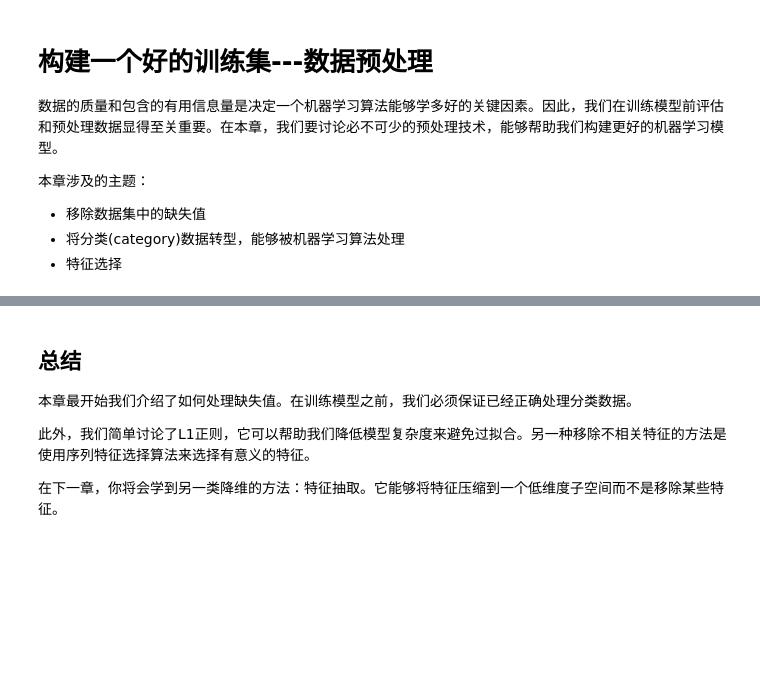
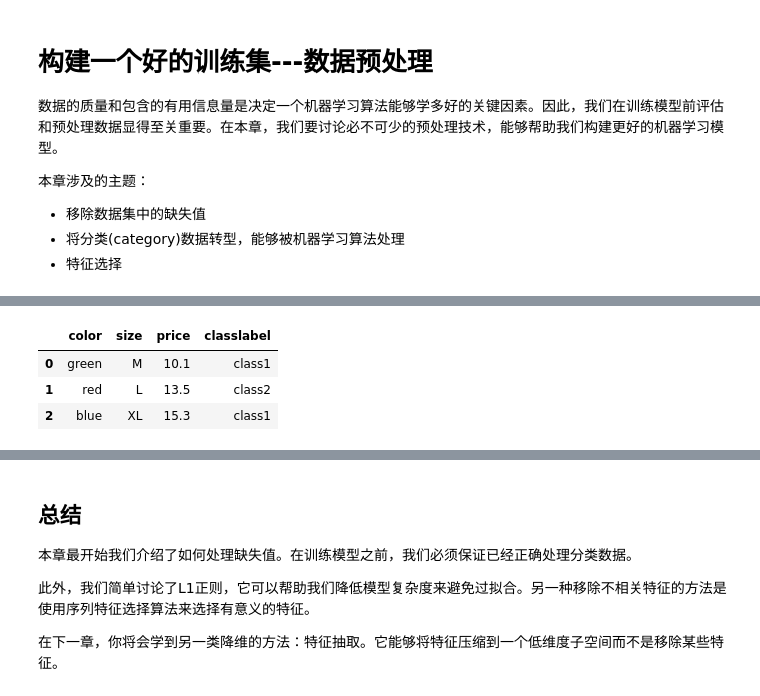
Before and after one commit to basicv8vc/Python-Machine-Learning-zh, a Jupyter notebook: 第四章/构建一个好的训练集---数据预处理.ipynb, the cells around one changed output, grey strips where cells are left out. Cells and saved outputs as stored; diff of their text form; code cells hidden in the pictures; blank space fills up the shorter version.

```diff
--- a/第四章/构建一个好的训练集---数据预处理.ipynb
+++ b/第四章/构建一个好的训练集---数据预处理.ipynb
@@ -196,0 +158,13 @@ fit_transform方法是fit和transform两个方法的合并。我们还可以调
+# %%
+df = pd.DataFrame([['green', 'M', 10.1, 'class1'],
+                  ['red', 'L', 13.5, 'class2'],
+                  ['blue', 'XL', 15.3, 'class1']])
+# %%
+df.columns = ['color', 'size', 'price', 'classlabel']
+# %%
+df
+# %% [output]
+|  | color | size | price | classlabel |
+| 0 | green | M | 10.1 | class1 |
+| 1 | red | L | 13.5 | class2 |
+| 2 | blue | XL | 15.3 | class1 |
```
Also changed, not shown: parts of 66 cells of this notebook.
